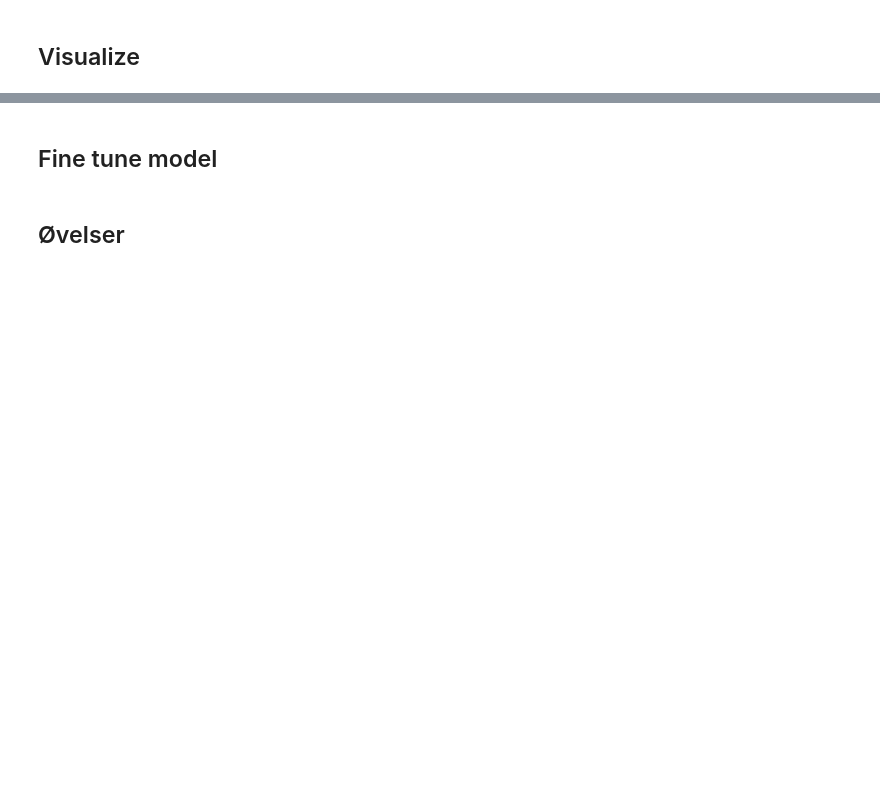
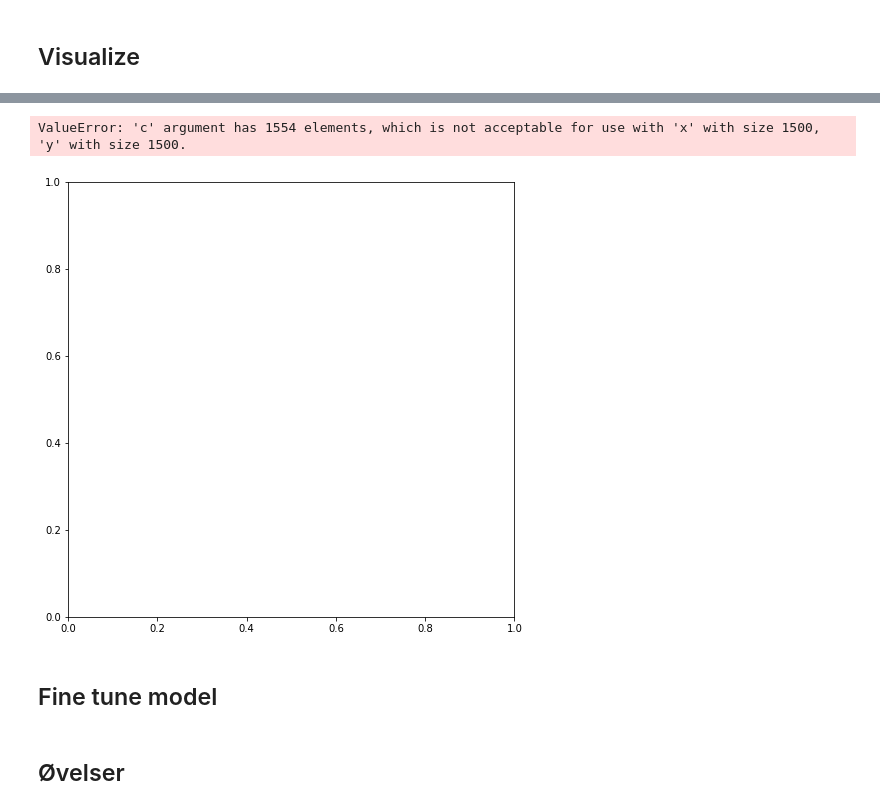
Before and after one commit to jessalfredsen/intro_to_machine_learning, a Jupyter notebook: kmeans.ipynb, the cells around one changed output, grey strips where cells are left out. Cells and saved outputs as stored; diff of their text form; code cells hidden in the pictures; blank space fills up the shorter version.

```diff
--- a/kmeans.ipynb
+++ b/kmeans.ipynb
@@ -182,9 +221,17 @@ plt.show()
 # %%
-weights = X_scale[:, 0]
-heights = X_scale[:, 1]
-
-color_true = np.where(df['gender'] == 'man', 'b', 'r')
-color_pred = np.where(df['cluster'] == 1, 'c', 'm')
+color_true = np.where(y_test == 'woman', 'b', 'r')
+color_pred = np.where(y_pred == 'woman', 'c', 'm')
+# %%
+plt.figure(figsize=(8,8))
+plt.scatter(weights, heights, c=color_true, marker='.')
+plt.axis([40, 110, 1.4, 2.2])
+plt.xlabel('weight')
+plt.ylabel('height')
+plt.title('Hvordan er data fordelt?')
+plt.show()
+# %% [output]
+ValueError: 'c' argument has 1554 elements, which is not acceptable for use with 'x' with size 1500, 'y' with size 1500.
+[figure, added]
 # %% [markdown]
 ## Fine tune model
 # %% [markdown]
```
Also changed, not shown: parts of 14 cells of this notebook.
